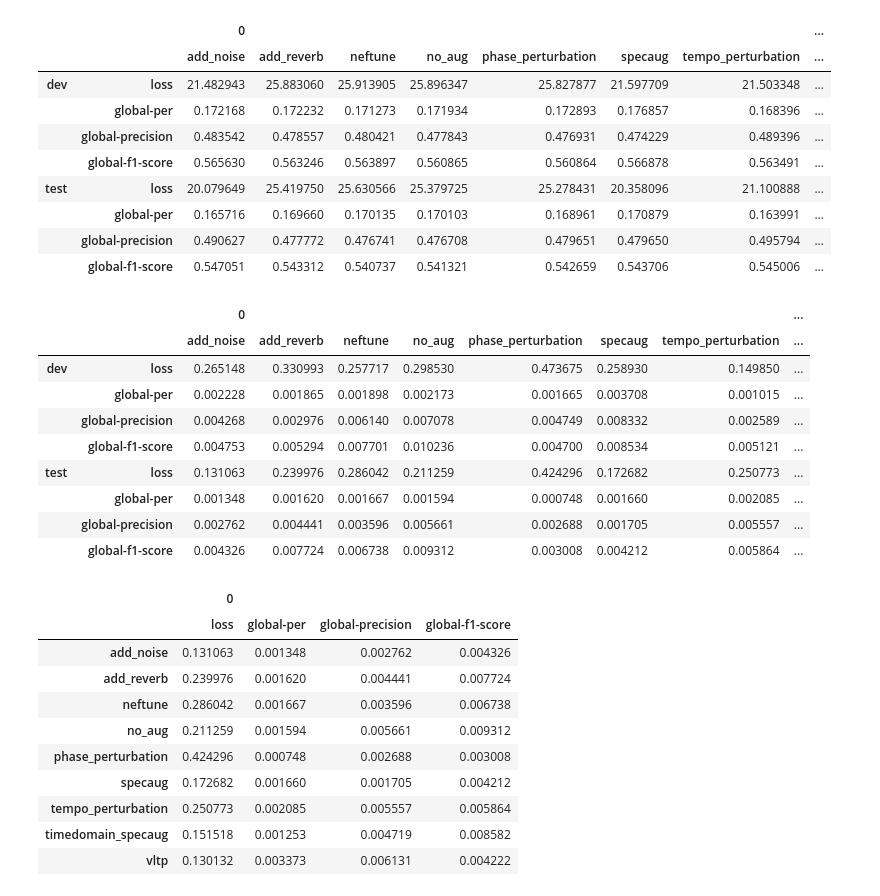
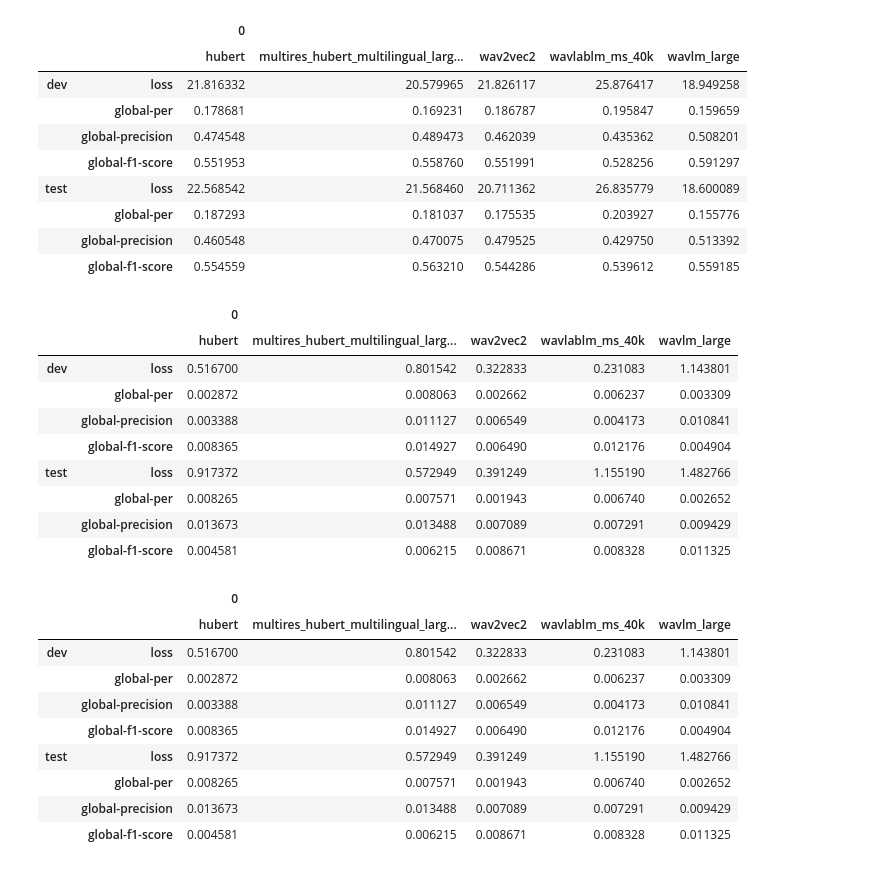
Before and after one commit to xt0r3-Cambridge/s3prl, a Jupyter notebook: s3prl/result/data_analysis/model_analysis.ipynb, the cells around one changed output. Cells and saved outputs as stored; diff of their text form; code cells hidden in the pictures.

```diff
--- a/s3prl/result/data_analysis/model_analysis.ipynb
+++ b/s3prl/result/data_analysis/model_analysis.ipynb
@@ -15,6 +15,9 @@ import numpy as np
 # %%
 def load_exp(exp_name):
     dir_path = Path("/home/xt0r3-user/cambridge/partii/dissertation/s3prl/s3prl/s3prl/result/downstream/")
+
+    if not (dir_path / exp_name).exists():
+        return {}
 
     dev_metric_line = ""
 
@@ -40,7 +43,14 @@ def load_exp(exp_name):
     }
     # sns.lineplot(dfx, x='step', y='value', hue='name', errorbar=None)
 # %%
-models = ['wav2vec2', 'wavlm_large']
+models = [
+    "wav2vec2",
+    "wavlm_large",
+    "multires_hubert_multilingual_large600k",
+    "wavlablm_ms_40k",
+    "hubert",
+]
+
 # metric_list = ['f1_score', 'recall', 'precision', 'loss', 'per']
 # splits=['dev', 'test']
 # parsed_metrics = []
@@ -142,41 +168,40 @@ res_df.sort_values(by=('test', 'global-precision', 'pvalue')).style.highlight_be
 # %%
 df.mean(axis=0).loc[:,:, metric_list].to_frame().unstack(1)
 # %% [output]
-|  |  | 0 |  |  |  |  |  |  | ... |
-|  |  | add_noise | add_reverb | neftune | no_aug | phase_perturbation | specaug | tempo_perturbation | ... |
-| dev | loss | 21.482943 | 25.883060 | 25.913905 | 25.896347 | 25.827877 | 21.597709 | 21.503348 | ... |
-|  | global-per | 0.172168 | 0.172232 | 0.171273 | 0.171934 | 0.172893 | 0.176857 | 0.168396 | ... |
-|  | global-precision | 0.483542 | 0.478557 | 0.480421 | 0.477843 | 0.476931 | 0.474229 | 0.489396 | ... |
-|  | global-f1-score | 0.565630 | 0.563246 | 0.563897 | 0.560865 | 0.560864 | 0.566878 | 0.563491 | ... |
-| test | loss | 20.079649 | 25.419750 | 25.630566 | 25.379725 | 25.278431 | 20.358096 | 21.100888 | ... |
-|  | global-per | 0.165716 | 0.169660 | 0.170135 | 0.170103 | 0.168961 | 0.170879 | 0.163991 | ... |
-|  | global-precision | 0.490627 | 0.477772 | 0.476741 | 0.476708 | 0.479651 | 0.479650 | 0.495794 | ... |
-|  | global-f1-score | 0.547051 | 0.543312 | 0.540737 | 0.541321 | 0.542659 | 0.543706 | 0.545006 | ... |
+|  |  | 0 |  |  |  |  |
+|  |  | hubert | multires_hubert_multilingual_larg... | wav2vec2 | wavlablm_ms_40k | wavlm_large |
+| dev | loss | 21.816332 | 20.579965 | 21.826117 | 25.876417 | 18.949258 |
+|  | global-per | 0.178681 | 0.169231 | 0.186787 | 0.195847 | 0.159659 |
+|  | global-precision | 0.474548 | 0.489473 | 0.462039 | 0.435362 | 0.508201 |
+|  | global-f1-score | 0.551953 | 0.558760 | 0.551991 | 0.528256 | 0.591297 |
+| test | loss | 22.568542 | 21.568460 | 20.711362 | 26.835779 | 18.600089 |
+|  | global-per | 0.187293 | 0.181037 | 0.175535 | 0.203927 | 0.155776 |
+|  | global-precision | 0.460548 | 0.470075 | 0.479525 | 0.429750 | 0.513392 |
+|  | global-f1-score | 0.554559 | 0.563210 | 0.544286 | 0.539612 | 0.559185 |
 # %%
 
 df.std(axis=0).loc[:,:, metric_list].to_frame().unstack(1)
 # %% [output]
-|  |  | 0 |  |  |  |  |  |  | ... |
-|  |  | add_noise | add_reverb | neftune | no_aug | phase_perturbation | specaug | tempo_perturbation | ... |
-| dev | loss | 0.265148 | 0.330993 | 0.257717 | 0.298530 | 0.473675 | 0.258930 | 0.149850 | ... |
-|  | global-per | 0.002228 | 0.001865 | 0.001898 | 0.002173 | 0.001665 | 0.003708 | 0.001015 | ... |
-|  | global-precision | 0.004268 | 0.002976 | 0.006140 | 0.007078 | 0.004749 | 0.008332 | 0.002589 | ... |
-|  | global-f1-score | 0.004753 | 0.005294 | 0.007701 | 0.010236 | 0.004700 | 0.008534 | 0.005121 | ... |
-| test | loss | 0.131063 | 0.239976 | 0.286042 | 0.211259 | 0.424296 | 0.172682 | 0.250773 | ... |
-|  | global-per | 0.001348 | 0.001620 | 0.001667 | 0.001594 | 0.000748 | 0.001660 | 0.002085 | ... |
-|  | global-precision | 0.002762 | 0.004441 | 0.003596 | 0.005661 | 0.002688 | 0.001705 | 0.005557 | ... |
-|  | global-f1-score | 0.004326 | 0.007724 | 0.006738 | 0.009312 | 0.003008 | 0.004212 | 0.005864 | ... |
+|  |  | 0 |  |  |  |  |
+|  |  | hubert | multires_hubert_multilingual_larg... | wav2vec2 | wavlablm_ms_40k | wavlm_large |
+| dev | loss | 0.516700 | 0.801542 | 0.322833 | 0.231083 | 1.143801 |
+|  | global-per | 0.002872 | 0.008063 | 0.002662 | 0.006237 | 0.003309 |
+|  | global-precision | 0.003388 | 0.011127 | 0.006549 | 0.004173 | 0.010841 |
+|  | global-f1-score | 0.008365 | 0.014927 | 0.006490 | 0.012176 | 0.004904 |
+| test | loss | 0.917372 | 0.572949 | 0.391249 | 1.155190 | 1.482766 |
+|  | global-per | 0.008265 | 0.007571 | 0.001943 | 0.006740 | 0.002652 |
+|  | global-precision | 0.013673 | 0.013488 | 0.007089 | 0.007291 | 0.009429 |
+|  | global-f1-score | 0.004581 | 0.006215 | 0.008671 | 0.008328 | 0.011325 |
 # %%
-df.std(axis=0).loc[:, metric_list].to_frame().unstack(1)
+df.std(axis=0).loc[:,:, metric_list].to_frame().unstack(1)
 # %% [output]
-|  | 0 |  |  |  |
-|  | loss | global-per | global-precision | global-f1-score |
-| add_noise | 0.131063 | 0.001348 | 0.002762 | 0.004326 |
-| add_reverb | 0.239976 | 0.001620 | 0.004441 | 0.007724 |
-| neftune | 0.286042 | 0.001667 | 0.003596 | 0.006738 |
-| no_aug | 0.211259 | 0.001594 | 0.005661 | 0.009312 |
-| phase_perturbation | 0.424296 | 0.000748 | 0.002688 | 0.003008 |
-| specaug | 0.172682 | 0.001660 | 0.001705 | 0.004212 |
-| tempo_perturbation | 0.250773 | 0.002085 | 0.005557 | 0.005864 |
-| timedomain_specaug | 0.151518 | 0.001253 | 0.004719 | 0.008582 |
-| vltp | 0.130132 | 0.003373 | 0.006131 | 0.004222 |
+|  |  | 0 |  |  |  |  |
+|  |  | hubert | multires_hubert_multilingual_larg... | wav2vec2 | wavlablm_ms_40k | wavlm_large |
+| dev | loss | 0.516700 | 0.801542 | 0.322833 | 0.231083 | 1.143801 |
+|  | global-per | 0.002872 | 0.008063 | 0.002662 | 0.006237 | 0.003309 |
+|  | global-precision | 0.003388 | 0.011127 | 0.006549 | 0.004173 | 0.010841 |
+|  | global-f1-score | 0.008365 | 0.014927 | 0.006490 | 0.012176 | 0.004904 |
+| test | loss | 0.917372 | 0.572949 | 0.391249 | 1.155190 | 1.482766 |
+|  | global-per | 0.008265 | 0.007571 | 0.001943 | 0.006740 | 0.002652 |
+|  | global-precision | 0.013673 | 0.013488 | 0.007089 | 0.007291 | 0.009429 |
+|  | global-f1-score | 0.004581 | 0.006215 | 0.008671 | 0.008328 | 0.011325 |
```
Also changed, not shown: parts of 21 cells of this notebook, 47 other files.
